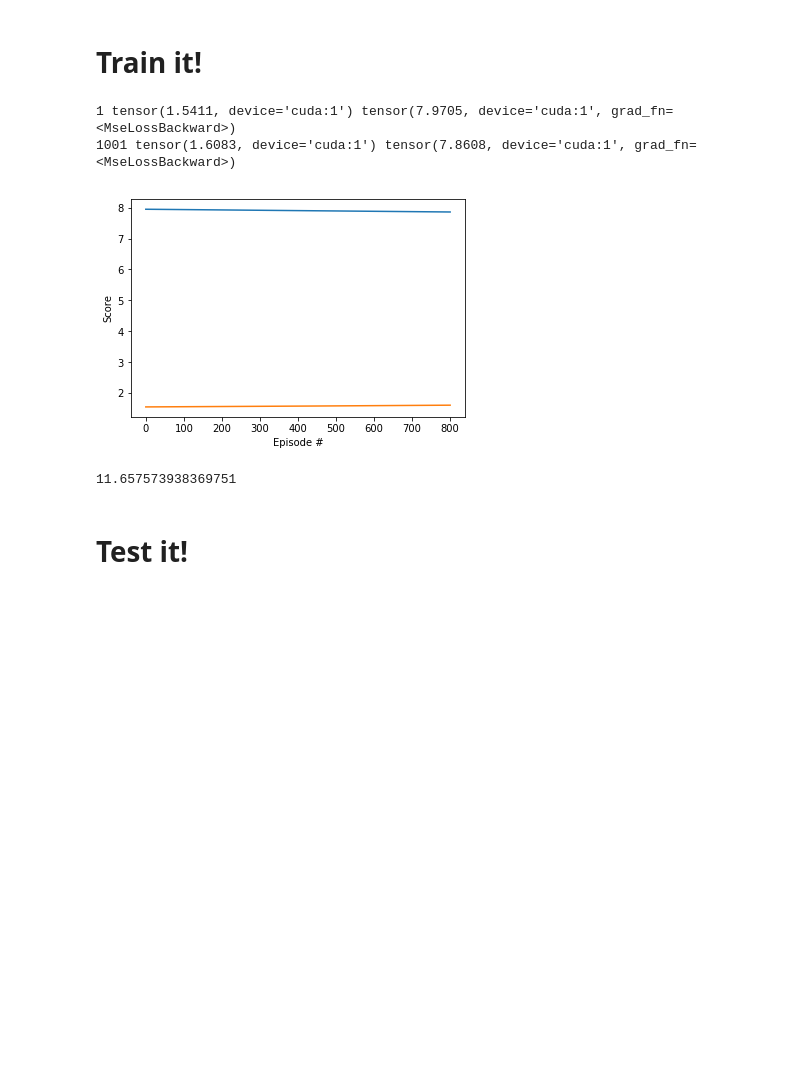
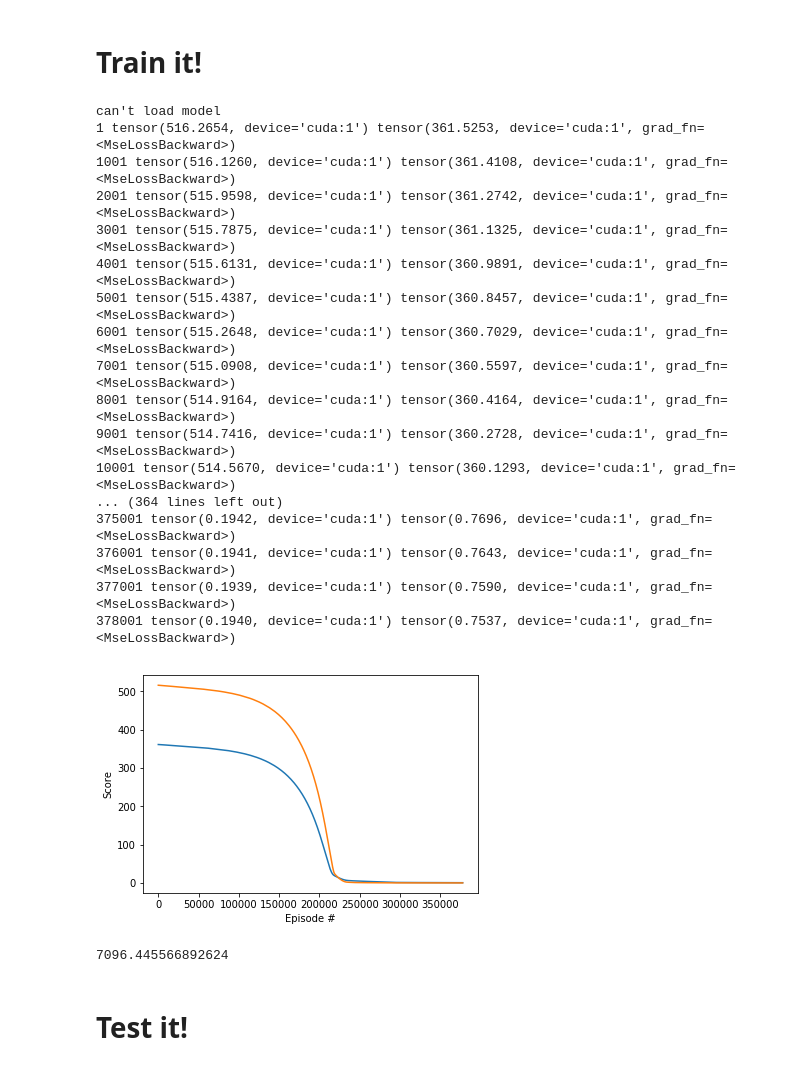
Before and after one commit to JeroenSweerts/TTF, a Jupyter notebook: yearly_model5 (CSST_all).ipynb, the cells around one changed output. Saved outputs shown, nothing was run; the diff lists cells and outputs as text; code cells hidden in the pictures; blank space fills up the shorter version.

```diff
--- a/yearly_model5 (CSST_all).ipynb
+++ b/yearly_model5 (CSST_all).ipynb
@@ -12,10 +12,16 @@ from sklearn.utils import shuffle
 # %% [markdown]
 # Pre-process data
 # %%
-data = pd.read_csv('data.csv',sep=";")
+data = pd.read_csv('data(NCG).csv',sep=";")
 data = data[431:]
-display(data)
-print(data['% FULL'].mean())
+data = data.append(pd.read_csv('data(NCG).csv',sep=";")[431:])
+data = data.append(pd.read_csv('data(PEG).csv',sep=";")[431:])
+data = data.append(pd.read_csv('data(VTP).csv',sep=";")[431:])
+data = data.append(pd.read_csv('data(ZEE).csv',sep=";")[431:])
+data = data.append(pd.read_csv('data.csv',sep=";")[431:])
+data = data.dropna()
+# display(data)
+# print(data['% FULL'].mean())
 
 scaler1 = MinMaxScaler(feature_range=(-1, 1))
 data['% FULL']=scaler1.fit_transform(data['% FULL'].values.reshape(-1, 1))
@@ -34,8 +40,8 @@ data['Endex (eur/Mwh)']=scaler7.fit_transform(data['Endex (eur/Mwh)'].values.res
 scaler8 = MinMaxScaler(feature_range=(-1, 1))
 data['AVG_TEMP']=scaler8.fit_transform(data['AVG_TEMP'].values.reshape(-1, 1))
 
-data_train = data.iloc[:int(data.shape[0]*0.9)]
-data_test = data.iloc[int(1+data.shape[0]*0.9):]
+data_train = data.iloc[:int(data.shape[0]*0.95)]
+data_test = data.iloc[int(1+data.shape[0]*0.95):]
 display(data_train)
 data_train = shuffle(data_train)
 
@@ -149,22 +136,22 @@ class Net(nn.Module):
 
     def forward(self, x):
         out = self.fc1(x)
-#         out = self.drop1(out)
+        out = self.drop1(out)
         out = self.relu1(out)
-#         out= self.bn1(out)
+        out= self.bn1(out)
 
         out = self.fc2(out)
-#         out = self.drop2(out)
+        out = self.drop2(out)
         out = self.relu2(out)
-#         out= self.bn2(out)
+        out= self.bn2(out)
 
         out = self.fc3(out)
-#         out = self.drop3(out)
+        out = self.drop3(out)
         out = self.relu3(out)
-#         out= self.bn3(out)
+        out= self.bn3(out)
 
         out = self.fc4(out)
-#         out = self.drop4(out)
+        out = self.drop4(out)
         out = self.relu4(out)
 #         out= self.bn4(out)
 
@@ -212,7 +199,7 @@ import time
 start_time = time.time()
 device = torch.device("cuda:1" if torch.cuda.is_available() else "cpu")
 # device="cpu"
-num_nodes = 16
+num_nodes = 640
 net = Net(8,num_nodes,num_nodes,num_nodes,num_nodes,num_nodes,num_nodes,num_nodes,num_nodes,num_nodes,num_nodes,num_nodes,1).to(torch.device(device))
 net.train()
 X_train = X_train.float().to(device)
@@ -226,7 +213,7 @@ try:
 except:
     print("can't load model")
 # learning_rate = 0.0000001
-learning_rate = 0.000001
+learning_rate = 0.0000001
 opt = optim.Adam(params=net.parameters(),lr=learning_rate)
 
 loss_train_arr = []
@@ -253,37 +240,52 @@ while prev_loss >= curr_loss:
 
     epoch = epoch + 1
     if epoch % 1000 == 1:
         print(epoch, loss_test,loss_train)
         torch.save(net.state_dict(),'yearly_model_all.pth')
         prev_loss = curr_loss
         curr_loss = loss_test
     # Our optimizer
 
     #optimizer = torch.optim.SGD(net.parameters(), lr=learning_rate, nesterov=True, momentum=0.9, dampening=0)
 
     #do back propagation
     opt.zero_grad()
     loss_train.backward()
 
     torch.nn.utils.clip_grad_norm_(net.parameters(), 0.00001)
     torch.nn.utils.clip_grad_norm_(net.parameters(), 0.00001)
 
     opt.step()
 
 torch.save(net.state_dict(),'yearly_model_all.pth')
 fig = plt.figure()
 ax = fig.add_subplot(111)
 plt.plot(np.arange(len(loss_train_arr[200:])), loss_train_arr[200:],label="train")
 plt.plot(np.arange(len(loss_test_arr[200:])), loss_test_arr[200:],label="test")
 plt.ylabel('Score')
 plt.xlabel('Episode #')
 plt.show()
 print(time.time() - start_time)
 # %% [output]
-1 tensor(1.5411, device='cuda:1') tensor(7.9705, device='cuda:1', grad_fn=<MseLossBackward>)
-1001 tensor(1.6083, device='cuda:1') tensor(7.8608, device='cuda:1', grad_fn=<MseLossBackward>)
+can't load model
+1 tensor(516.2654, device='cuda:1') tensor(361.5253, device='cuda:1', grad_fn=<MseLossBackward>)
+1001 tensor(516.1260, device='cuda:1') tensor(361.4108, device='cuda:1', grad_fn=<MseLossBackward>)
+2001 tensor(515.9598, device='cuda:1') tensor(361.2742, device='cuda:1', grad_fn=<MseLossBackward>)
+3001 tensor(515.7875, device='cuda:1') tensor(361.1325, device='cuda:1', grad_fn=<MseLossBackward>)
+4001 tensor(515.6131, device='cuda:1') tensor(360.9891, device='cuda:1', grad_fn=<MseLossBackward>)
+5001 tensor(515.4387, device='cuda:1') tensor(360.8457, device='cuda:1', grad_fn=<MseLossBackward>)
+6001 tensor(515.2648, device='cuda:1') tensor(360.7029, device='cuda:1', grad_fn=<MseLossBackward>)
+7001 tensor(515.0908, device='cuda:1') tensor(360.5597, device='cuda:1', grad_fn=<MseLossBackward>)
+8001 tensor(514.9164, device='cuda:1') tensor(360.4164, device='cuda:1', grad_fn=<MseLossBackward>)
+9001 tensor(514.7416, device='cuda:1') tensor(360.2728, device='cuda:1', grad_fn=<MseLossBackward>)
+10001 tensor(514.5670, device='cuda:1') tensor(360.1293, device='cuda:1', grad_fn=<MseLossBackward>)
+... (364 lines left out)
+375001 tensor(0.1942, device='cuda:1') tensor(0.7696, device='cuda:1', grad_fn=<MseLossBackward>)
+376001 tensor(0.1941, device='cuda:1') tensor(0.7643, device='cuda:1', grad_fn=<MseLossBackward>)
+377001 tensor(0.1939, device='cuda:1') tensor(0.7590, device='cuda:1', grad_fn=<MseLossBackward>)
+378001 tensor(0.1940, device='cuda:1') tensor(0.7537, device='cuda:1', grad_fn=<MseLossBackward>)
-[figure, old version]
+[figure, new version]
-11.657573938369751
+7096.445566892624
 # %%
 fig = plt.figure()
 ax = fig.add_subplot(111)
```
Also changed, not shown: parts of 2 cells of this notebook.
